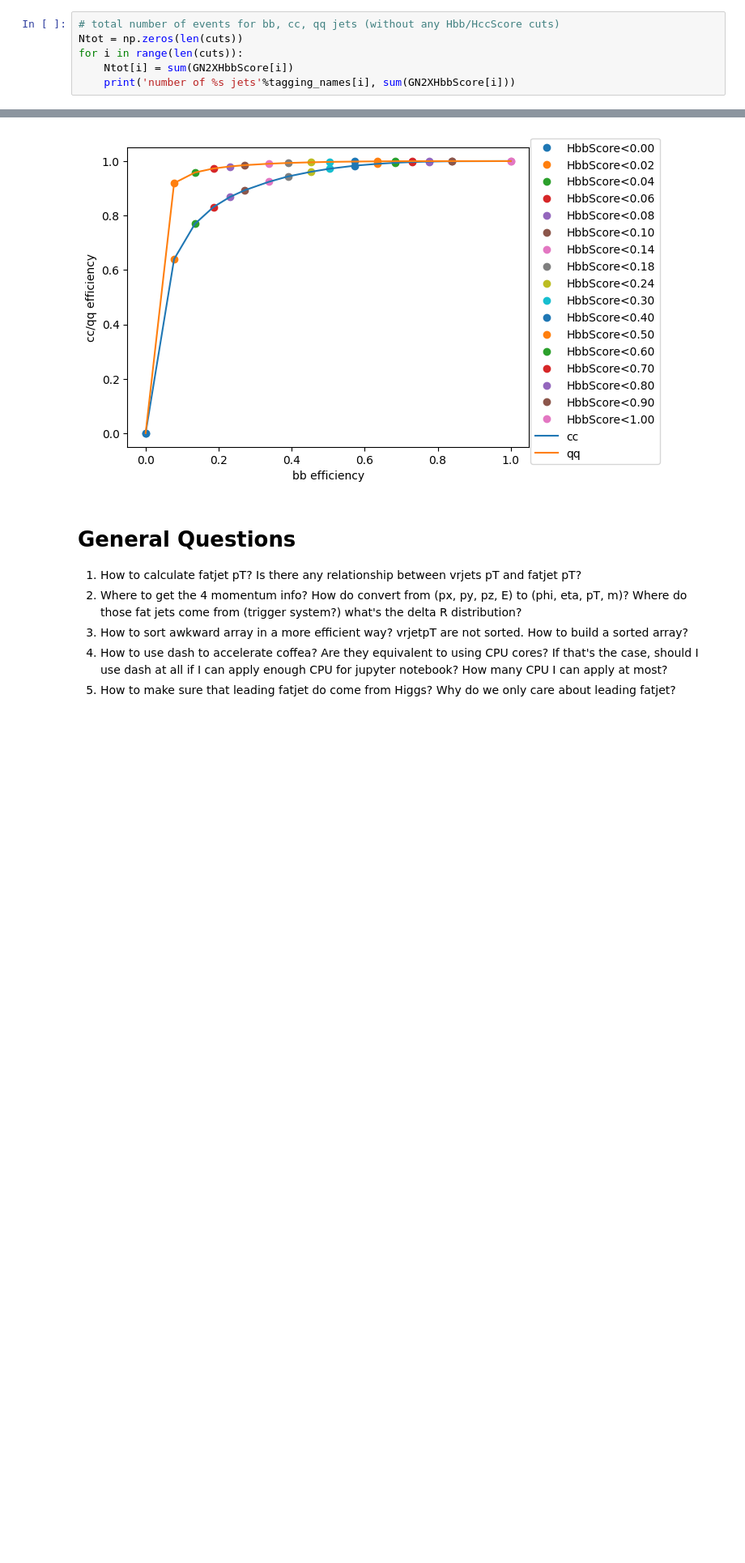
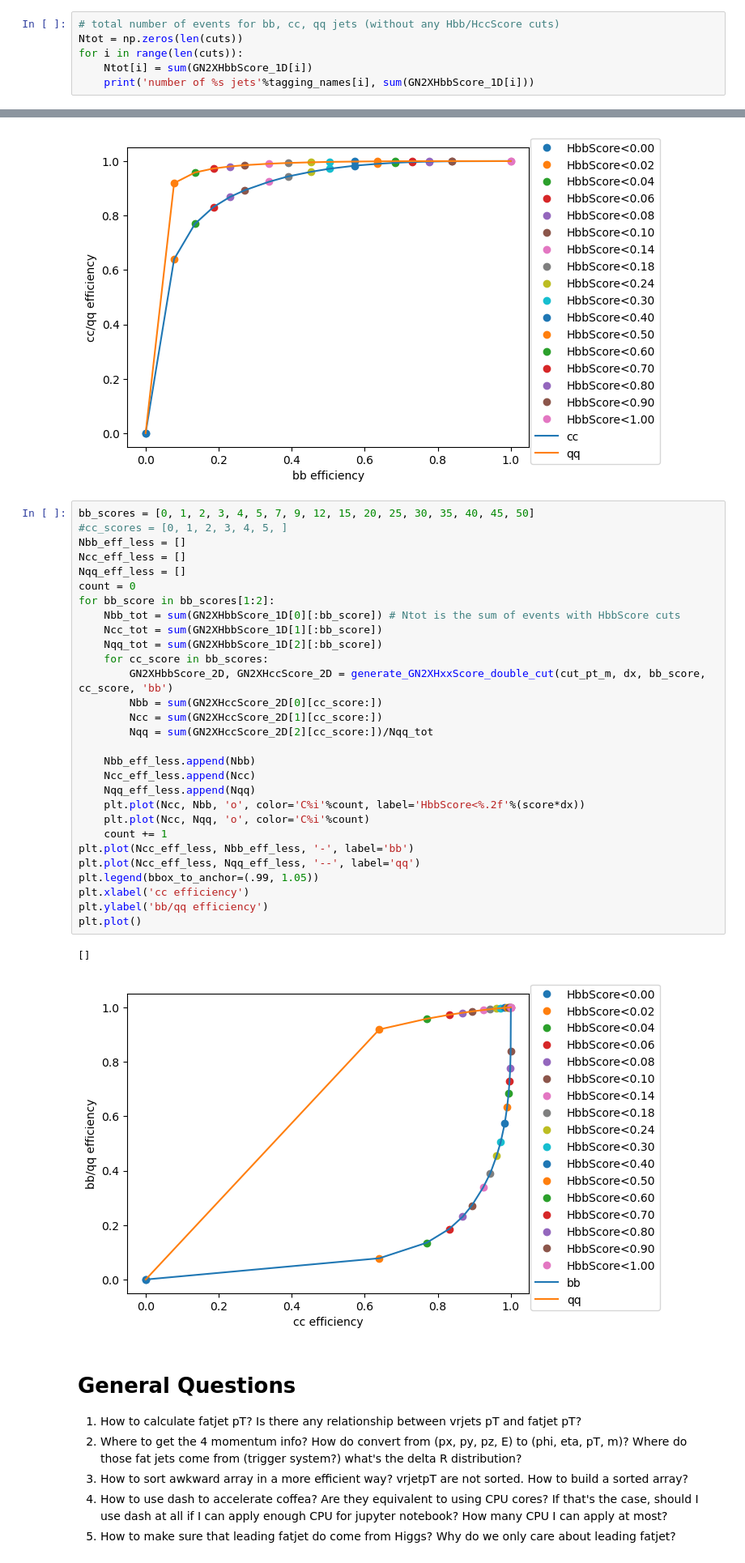
Before and after one commit to dyl64/Dongyi-Oral-Qual, a Jupyter notebook: notebooks/coffea_Zcc_analysis.ipynb, the cells around one changed output, grey strips where cells are left out. Shown at 81% size. Cells and saved outputs as stored; diff of their text form; blank space fills up the shorter version.

```diff
--- a/notebooks/coffea_Zcc_analysis.ipynb
+++ b/notebooks/coffea_Zcc_analysis.ipynb
@@ -410,8 +468,8 @@ number of qq jets 50
 # total number of events for bb, cc, qq jets (without any Hbb/HccScore cuts)
 Ntot = np.zeros(len(cuts))
 for i in range(len(cuts)):
-    Ntot[i] = sum(GN2XHbbScore[i])
-    print('number of %s jets'%tagging_names[i], sum(GN2XHbbScore[i]))
+    Ntot[i] = sum(GN2XHbbScore_1D[i])
+    print('number of %s jets'%tagging_names[i], sum(GN2XHbbScore_1D[i]))
 # %% [output]
 number of bb jets 44419.0
 number of cc jets 91182.0
@@ -492,6 +591,38 @@ plt.plot()
 # %% [output]
 []
 [figure]
+# %%
+bb_scores = [0, 1, 2, 3, 4, 5, 7, 9, 12, 15, 20, 25, 30, 35, 40, 45, 50]
+#cc_scores = [0, 1, 2, 3, 4, 5, ]
+Nbb_eff_less = []
+Ncc_eff_less = []
+Nqq_eff_less = []
+count = 0
+for bb_score in bb_scores[1:2]:
+    Nbb_tot = sum(GN2XHbbScore_1D[0][:bb_score]) # Ntot is the sum of events with HbbScore cuts
+    Ncc_tot = sum(GN2XHbbScore_1D[1][:bb_score])
+    Nqq_tot = sum(GN2XHbbScore_1D[2][:bb_score])
+    for cc_score in bb_scores:
+        GN2XHbbScore_2D, GN2XHccScore_2D = generate_GN2XHxxScore_double_cut(cut_pt_m, dx, bb_score, cc_score, 'bb')
+        Nbb = sum(GN2XHccScore_2D[0][cc_score:])
+        Ncc = sum(GN2XHccScore_2D[1][cc_score:])
+        Nqq = sum(GN2XHccScore_2D[2][cc_score:])/Nqq_tot
+
+    Nbb_eff_less.append(Nbb)
+    Ncc_eff_less.append(Ncc)
+    Nqq_eff_less.append(Nqq)
+    plt.plot(Ncc, Nbb, 'o', color='C%i'%count, label='HbbScore<%.2f'%(score*dx))
+    plt.plot(Ncc, Nqq, 'o', color='C%i'%count)
+    count += 1
+plt.plot(Ncc_eff_less, Nbb_eff_less, '-', label='bb')
+plt.plot(Ncc_eff_less, Nqq_eff_less, '--', label='qq')
+plt.legend(bbox_to_anchor=(.99, 1.05))
+plt.xlabel('cc efficiency')
+plt.ylabel('bb/qq efficiency')
+plt.plot()
+# %% [output]
+[]
+[figure, added]
 # %% [markdown]
 # General Questions
 1. How to calculate fatjet pT? Is there any relationship between vrjets pT and fatjet pT?
```
Also changed, not shown: parts of 11 cells of this notebook, 2 other files.
